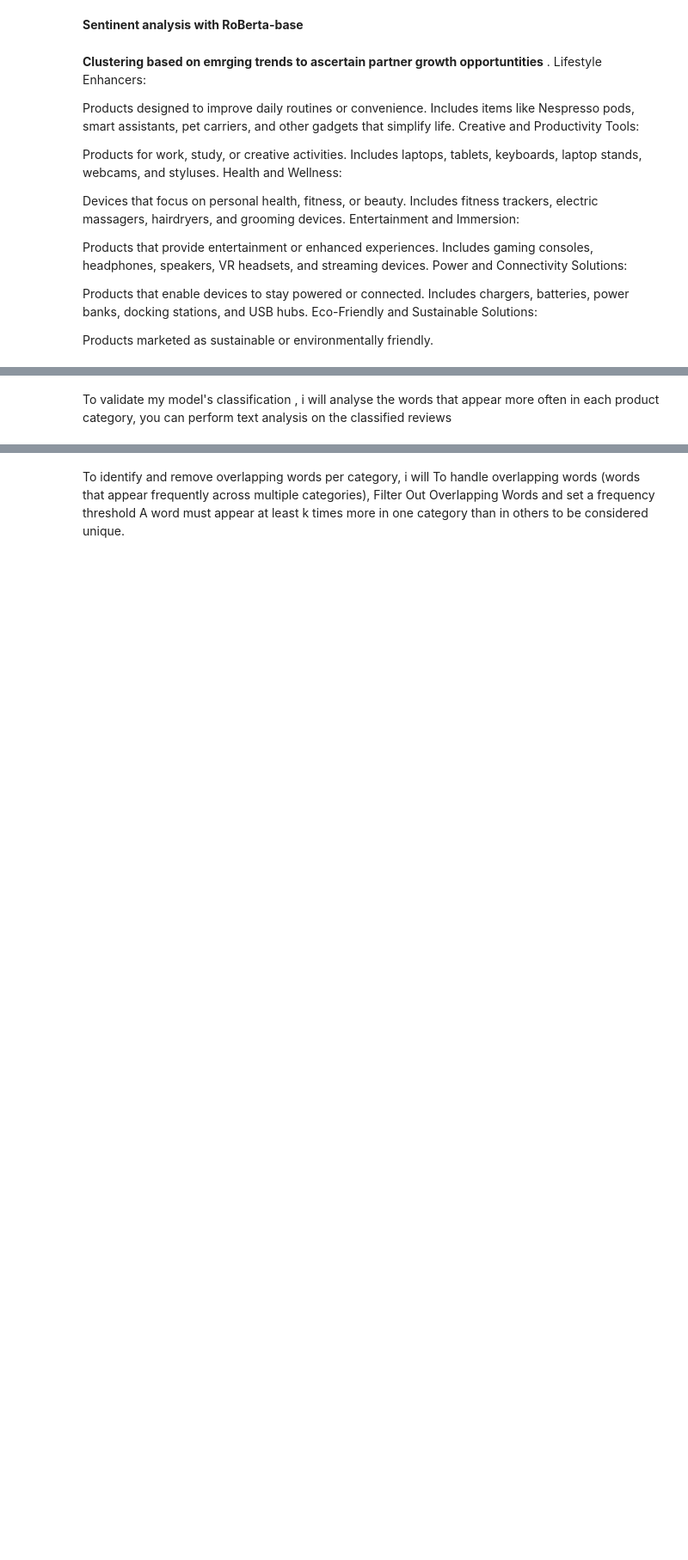
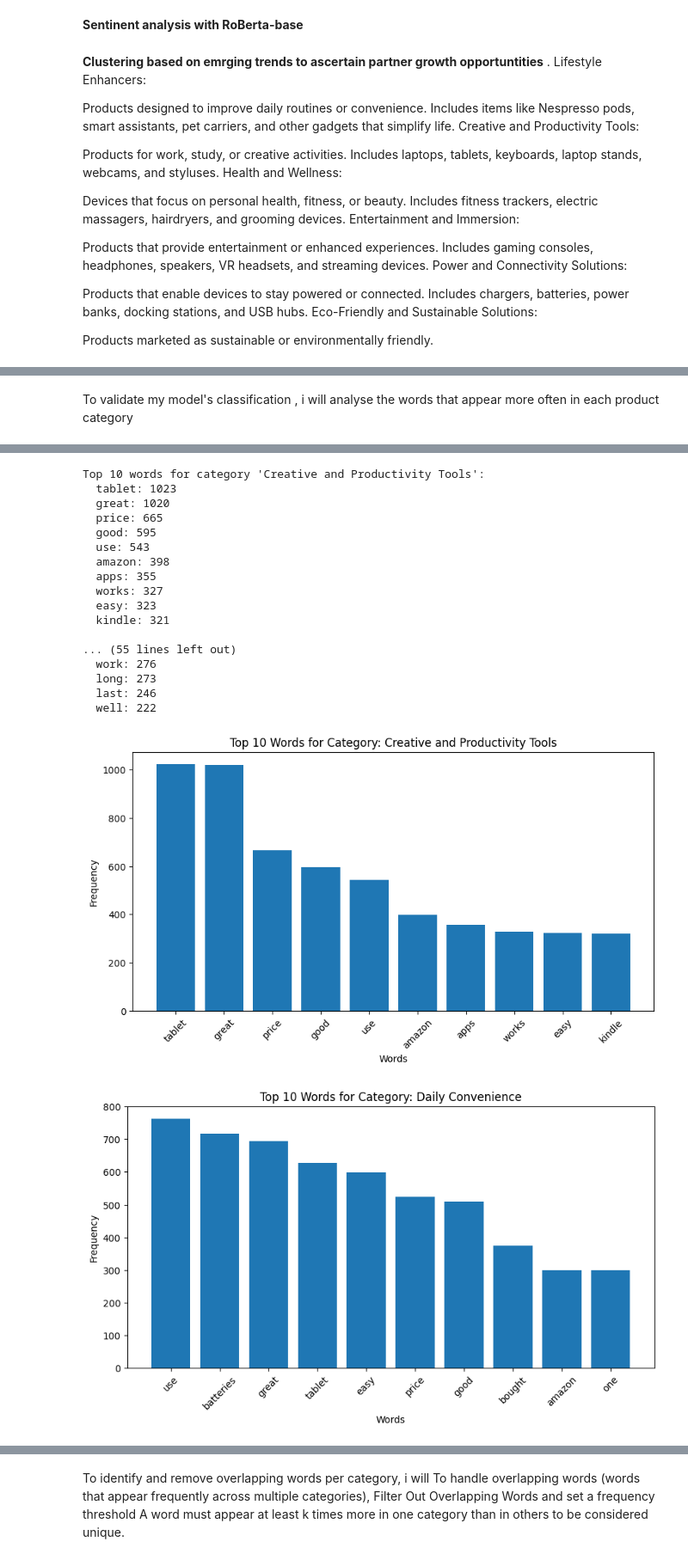
Before and after one commit to Cutie-tee/Roboreviews_project, a Jupyter notebook: Clustering_with_zero_classifcation_ipynb.ipynb, the cells around one changed output, grey strips where cells are left out. Shown at 86% size. Saved outputs shown, nothing was run; the diff lists cells and outputs as text; code cells hidden in the pictures; blank space fills up the shorter version.

```diff
--- a/Clustering_with_zero_classifcation_ipynb.ipynb
+++ b/Clustering_with_zero_classifcation_ipynb.ipynb
@@ -180,11 +205,11 @@ Processing chunk 3
 # %% [markdown]
-To validate my model's classification , i will analyse the words  that appear more often in each product category, you can perform text analysis on the classified reviews
+To validate my model's classification , i will analyse the words  that appear more often in each product category
 # %%
 # 1. Load and Group Classified Data
 import pandas as pd
 
 # Load the classified data
-classified_data = pd.read_csv('classified_reviews.csv')
+classified_data = pd.read_csv('new_classified_reviews.csv')
 
 # Group reviews by category
 grouped_reviews = classified_data.groupby('category')['reviews.text'].apply(lambda texts: " ".join(texts))
@@ -234,3 +259,4 @@ for category, top_words in top_words_by_category.items():
     plt.ylabel("Frequency")
     plt.xticks(rotation=45)
     plt.show()
+# %% [output]
@@ -236,0 +265,19 @@ for category, top_words in top_words_by_category.items():
+Top 10 words for category 'Creative and Productivity Tools':
+  tablet: 1023
+  great: 1020
+  price: 665
+  good: 595
+  use: 543
+  amazon: 398
+  apps: 355
+  works: 327
+  easy: 323
+  kindle: 321
+
+... (55 lines left out)
+  work: 276
+  long: 273
+  last: 246
+  well: 222
+[figure, added]
+[figure, added]
```
Also changed, not shown: parts of 11 cells of this notebook.
